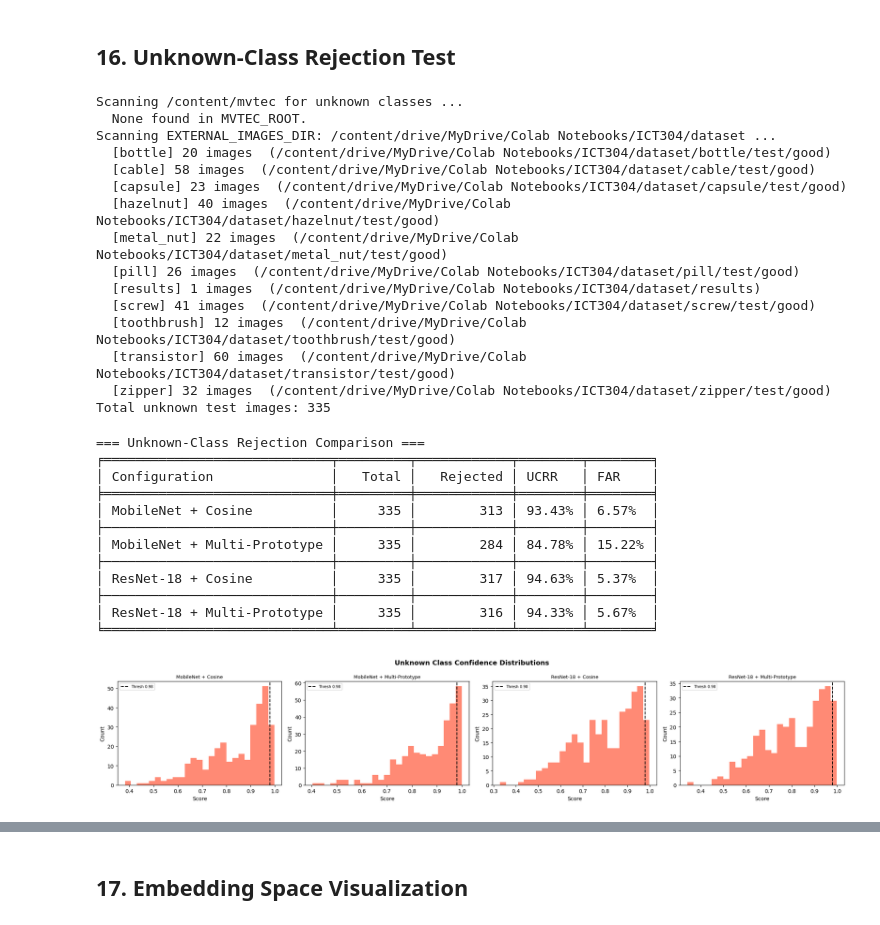
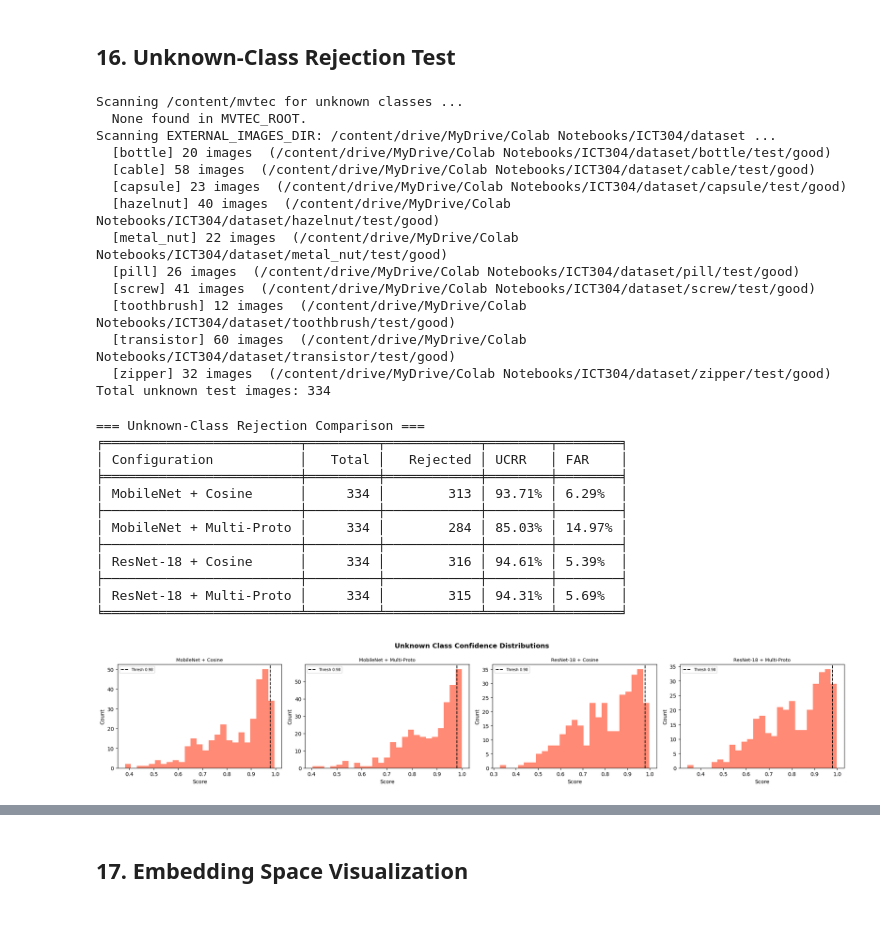
Before and after one commit to Filler-0/Surface-Anomaly-Detection-System, a Jupyter notebook: future_integration/training/prototype_recognition.ipynb, the cells around one changed output, grey strips where cells are left out. Cells and saved outputs as stored; diff of their text form; code cells hidden in the pictures.

```diff
--- a/future_integration/training/prototype_recognition.ipynb
+++ b/future_integration/training/prototype_recognition.ipynb
@@ -1734,7 +1756,9 @@ def collect_unknown_images(mvtec_root, known_classes, external_dir=None):
 
 # Collect
 unknown_samples = collect_unknown_images(
-    MVTEC_ROOT, KNOWN_CLASSES, external_dir=EXTERNAL_IMAGES_DIR
+    MVTEC_ROOT,
+    KNOWN_CLASSES + ['results'],
+    external_dir=EXTERNAL_IMAGES_DIR
 )
 
 
@@ -1781,47 +1805,46 @@ if len(unknown_samples) > 0:
         confs  = unk_confs_all[label]
         thresh = np.mean(list(bank.per_class_threshold.values()))
         ax.hist(confs, bins=25, color='tomato', alpha=0.75)
         ax.axvline(thresh, color='black', linestyle='--',
                    label=f'Thresh {thresh:.2f}')
         ax.set_title(label, fontsize=9)
         ax.set_xlabel('Score')
         ax.set_ylabel('Count')
         ax.legend(fontsize=7)
     plt.tight_layout()
     plt.savefig(os.path.join(CHECKPOINT_DIR, 'unknown_confidence_comparison.png'),
                 dpi=150, bbox_inches='tight')
     plt.show()
 else:
     print('Skipping unknown-class rejection test (no samples found).')
 # %% [output]
 Scanning /content/mvtec for unknown classes ...
   None found in MVTEC_ROOT.
 Scanning EXTERNAL_IMAGES_DIR: /content/drive/MyDrive/Colab Notebooks/ICT304/dataset ...
   [bottle] 20 images  (/content/drive/MyDrive/Colab Notebooks/ICT304/dataset/bottle/test/good)
   [cable] 58 images  (/content/drive/MyDrive/Colab Notebooks/ICT304/dataset/cable/test/good)
   [capsule] 23 images  (/content/drive/MyDrive/Colab Notebooks/ICT304/dataset/capsule/test/good)
   [hazelnut] 40 images  (/content/drive/MyDrive/Colab Notebooks/ICT304/dataset/hazelnut/test/good)
   [metal_nut] 22 images  (/content/drive/MyDrive/Colab Notebooks/ICT304/dataset/metal_nut/test/good)
   [pill] 26 images  (/content/drive/MyDrive/Colab Notebooks/ICT304/dataset/pill/test/good)
-  [results] 1 images  (/content/drive/MyDrive/Colab Notebooks/ICT304/dataset/results)
   [screw] 41 images  (/content/drive/MyDrive/Colab Notebooks/ICT304/dataset/screw/test/good)
   [toothbrush] 12 images  (/content/drive/MyDrive/Colab Notebooks/ICT304/dataset/toothbrush/test/good)
   [transistor] 60 images  (/content/drive/MyDrive/Colab Notebooks/ICT304/dataset/transistor/test/good)
   [zipper] 32 images  (/content/drive/MyDrive/Colab Notebooks/ICT304/dataset/zipper/test/good)
-Total unknown test images: 335
+Total unknown test images: 334
 === Unknown-Class Rejection Comparison ===
-╒═════════════════════════════╤═════════╤════════════╤════════╤════════╕
-│ Configuration               │   Total │   Rejected │ UCRR   │ FAR    │
-╞═════════════════════════════╪═════════╪════════════╪════════╪════════╡
-│ MobileNet + Cosine          │     335 │        313 │ 93.43% │ 6.57%  │
-├─────────────────────────────┼─────────┼────────────┼────────┼────────┤
-│ MobileNet + Multi-Prototype │     335 │        284 │ 84.78% │ 15.22% │
-├─────────────────────────────┼─────────┼────────────┼────────┼────────┤
-│ ResNet-18 + Cosine          │     335 │        317 │ 94.63% │ 5.37%  │
-├─────────────────────────────┼─────────┼────────────┼────────┼────────┤
-│ ResNet-18 + Multi-Prototype │     335 │        316 │ 94.33% │ 5.67%  │
-╘═════════════════════════════╧═════════╧════════════╧════════╧════════╛
+╒═════════════════════════╤═════════╤════════════╤════════╤════════╕
+│ Configuration           │   Total │   Rejected │ UCRR   │ FAR    │
+╞═════════════════════════╪═════════╪════════════╪════════╪════════╡
+│ MobileNet + Cosine      │     334 │        313 │ 93.71% │ 6.29%  │
+├─────────────────────────┼─────────┼────────────┼────────┼────────┤
+│ MobileNet + Multi-Proto │     334 │        284 │ 85.03% │ 14.97% │
+├─────────────────────────┼─────────┼────────────┼────────┼────────┤
+│ ResNet-18 + Cosine      │     334 │        316 │ 94.61% │ 5.39%  │
+├─────────────────────────┼─────────┼────────────┼────────┼────────┤
+│ ResNet-18 + Multi-Proto │     334 │        315 │ 94.31% │ 5.69%  │
+╘═════════════════════════╧═════════╧════════════╧════════╧════════╛
-[figure, old version]
+[figure, new version]
 # %%
 if len(unknown_samples) > 0:
     unk_ds     = UnknownDataset(unknown_samples, val_transform)
```
Also changed, not shown: parts of 18 cells of this notebook, 3 other files.
